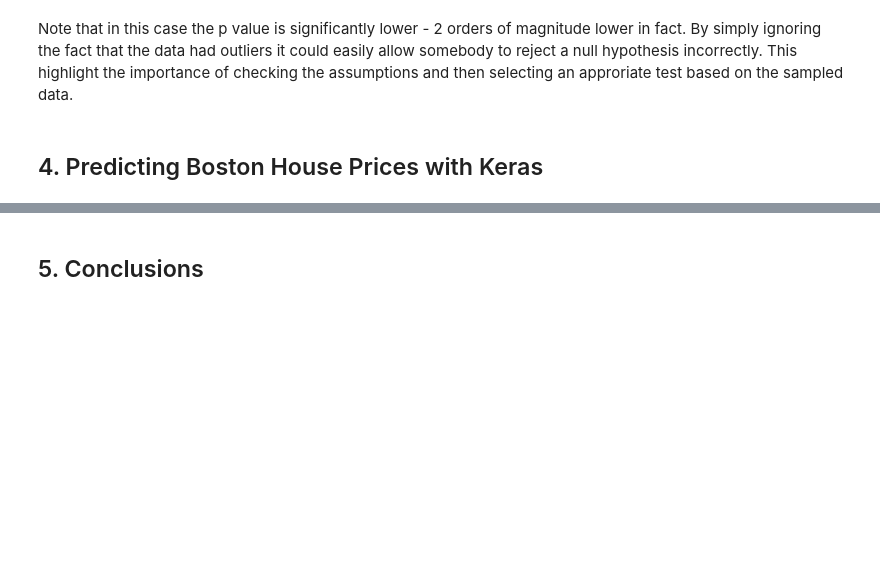
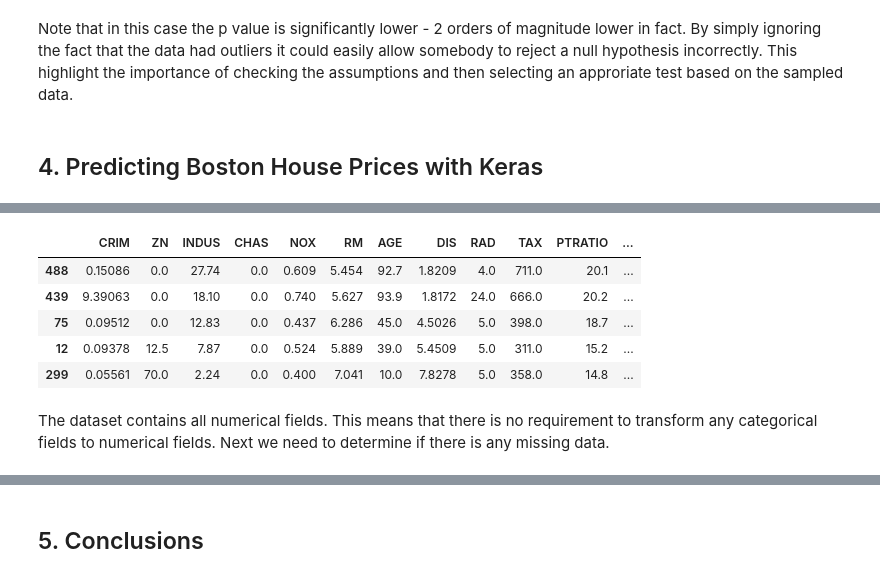
Before and after one commit to shkyler/gmit-mls-project, a Jupyter notebook: boston-housing.ipynb, the cells around one changed output, grey strips where cells are left out. Saved outputs shown, nothing was run; the diff lists cells and outputs as text; code cells hidden in the pictures; blank space fills up the shorter version.

Commit message:
inspect and clean the dataset, create train/test split

```diff
--- a/boston-housing.ipynb
+++ b/boston-housing.ipynb
@@ -722,22 +728,3 @@ Ttest_indResult(statistic=-3.996437466090509, pvalue=7.390623170519905e-05)
 Note that in this case the p value is significantly lower - 2 orders of magnitude lower in fact. By simply ignoring the fact that the data had outliers it could easily allow somebody to reject a null hypothesis incorrectly. This highlight the importance of checking the assumptions and then selecting an approriate test based on the sampled data.
 # %% [markdown]
 ## 4. Predicting Boston House Prices with Keras
-# %%
-import sklearn.linear_model as lm
-import pandas as pd
-# create 2 identical arrays
-x = [1,2,3,4,5]
-y = [1,2,3,4,5]
-# put them in a datafram
-df = pd.DataFrame(x)
-df[1] = y
-# name the columns
-df.columns = ['x', 'y']
-
-# define the inputs and outputs for the model
-inputs = df[['x']]
-outputs = df['y']
-
-# fit the model
-m = lm.LinearRegression()
-m.fit(inputs,outputs)
@@ -762,0 +759,12 @@ m.score(inputs,outputs)
+# %%
+# take a 5 random point from the set
+df.sample(5)
+# %% [output]
+|  | CRIM | ZN | INDUS | CHAS | NOX | RM | AGE | DIS | RAD | TAX | PTRATIO | ... |
+| 488 | 0.15086 | 0.0 | 27.74 | 0.0 | 0.609 | 5.454 | 92.7 | 1.8209 | 4.0 | 711.0 | 20.1 | ... |
+| 439 | 9.39063 | 0.0 | 18.10 | 0.0 | 0.740 | 5.627 | 93.9 | 1.8172 | 24.0 | 666.0 | 20.2 | ... |
+| 75 | 0.09512 | 0.0 | 12.83 | 0.0 | 0.437 | 6.286 | 45.0 | 4.5026 | 5.0 | 398.0 | 18.7 | ... |
+| 12 | 0.09378 | 12.5 | 7.87 | 0.0 | 0.524 | 5.889 | 39.0 | 5.4509 | 5.0 | 311.0 | 15.2 | ... |
+| 299 | 0.05561 | 70.0 | 2.24 | 0.0 | 0.400 | 7.041 | 10.0 | 7.8278 | 5.0 | 358.0 | 14.8 | ... |
+# %% [markdown]
+The dataset contains all numerical fields. This means that there is no requirement to transform any categorical fields to numerical fields. Next we need to determine if there is any missing data.
```
Also changed, not shown: parts of 12 cells of this notebook, 2 other files.
